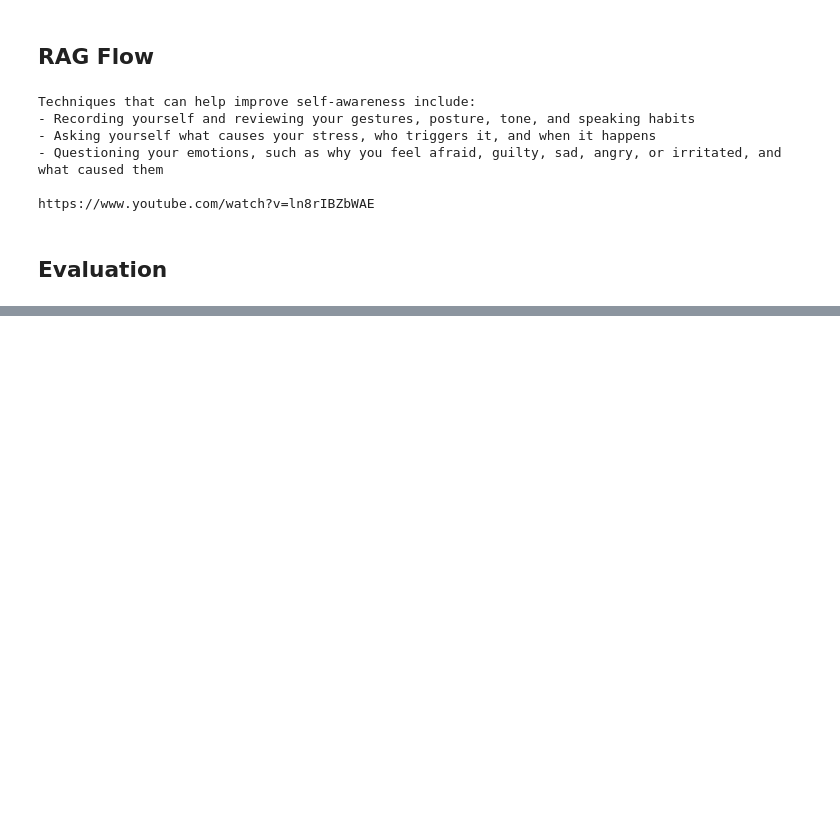
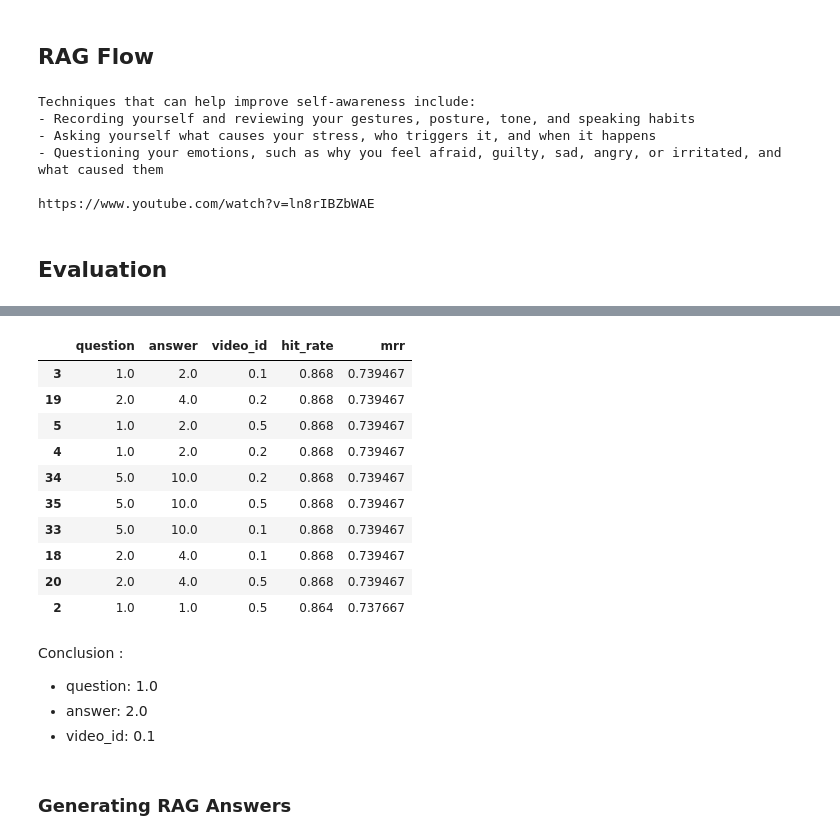
Before and after one commit to guoliveira/self_awareness_assistant, a Jupyter notebook: development2.ipynb, the cells around one changed output, grey strips where cells are left out. Saved outputs shown, nothing was run; the diff lists cells and outputs as text; code cells hidden in the pictures; blank space fills up the shorter version.

```diff
--- a/development2.ipynb
+++ b/development2.ipynb
@@ -32,0 +130,2 @@ https://www.youtube.com/watch?v=ln8rIBZbWAE
+# %%
+relevance = compute_relevance_total_text(ground_truth)
@@ -32,0 +151,2 @@ https://www.youtube.com/watch?v=ln8rIBZbWAE
+# %%
+relevance_total = compute_relevance_total(ground_truth, text_search)
@@ -32,0 +182,37 @@ https://www.youtube.com/watch?v=ln8rIBZbWAE
+# %%
+def search_boosts(query, question_boost, answer_boost, video_id):
+    boost_dict = {
+        "question": question_boost,
+        "video_id": video_id,
+        "answer": answer_boost,
+    }
+
+    return index.search(
+        query,
+        num_results=5,
+        boost_dict=boost_dict,
+    )
+# %%
+results_search_evaluation = []
+
+for question_boost in [1.0, 2.0, 5.0]:
+    for answer_boost in [1.0, 2.0, 4.0, 10.0]:
+        for video_id in [0.1, 0.2, 0.5]:
+            print(f"Evaluating question_boost={question_boost}, answer_boost={answer_boost}, video_id={video_id}...")
+            results_search_evaluation_dict = evaluate(
+                ground_truth,
+                lambda query, question_boost=question_boost, answer_boost=answer_boost, video_id=video_id: search_boosts(
+                    query,
+                    question_boost,
+                    answer_boost,
+                    video_id
+                )
+            )
+
+            results_search_evaluation.append({
+                "question": question_boost,
+                "answer": answer_boost,
+                "video_id": video_id,
+                "hit_rate": results_search_evaluation_dict["hit_rate"],
+                "mrr": results_search_evaluation_dict["mrr"],
+            })
@@ -33,3 +233,25 @@ https://www.youtube.com/watch?v=ln8rIBZbWAE
+# %%
+df_results = pd.DataFrame(results_search_evaluation)
+df_results.sort_values("mrr", ascending=False).head(10)
+# %% [output]
+|  | question | answer | video_id | hit_rate | mrr |
+| 3 | 1.0 | 2.0 | 0.1 | 0.868 | 0.739467 |
+| 19 | 2.0 | 4.0 | 0.2 | 0.868 | 0.739467 |
+| 5 | 1.0 | 2.0 | 0.5 | 0.868 | 0.739467 |
+| 4 | 1.0 | 2.0 | 0.2 | 0.868 | 0.739467 |
+| 34 | 5.0 | 10.0 | 0.2 | 0.868 | 0.739467 |
+| 35 | 5.0 | 10.0 | 0.5 | 0.868 | 0.739467 |
+| 33 | 5.0 | 10.0 | 0.1 | 0.868 | 0.739467 |
+| 18 | 2.0 | 4.0 | 0.1 | 0.868 | 0.739467 |
+| 20 | 2.0 | 4.0 | 0.5 | 0.868 | 0.739467 |
+| 2 | 1.0 | 1.0 | 0.5 | 0.864 | 0.737667 |
+# %% [markdown]
+Conclusion :
+- question: 1.0
+- answer: 2.0
+- video_id: 0.1
+# %% [markdown]
+### Generating RAG Answers
 # %%
 import pandas as pd
 
```
Also changed, not shown: parts of 33 cells of this notebook, 3 other files.
